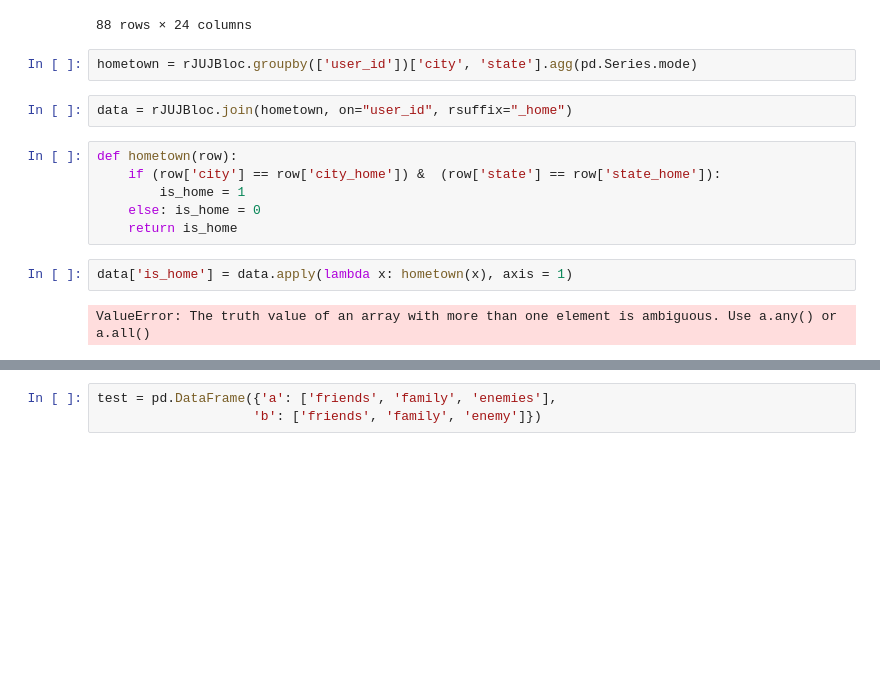
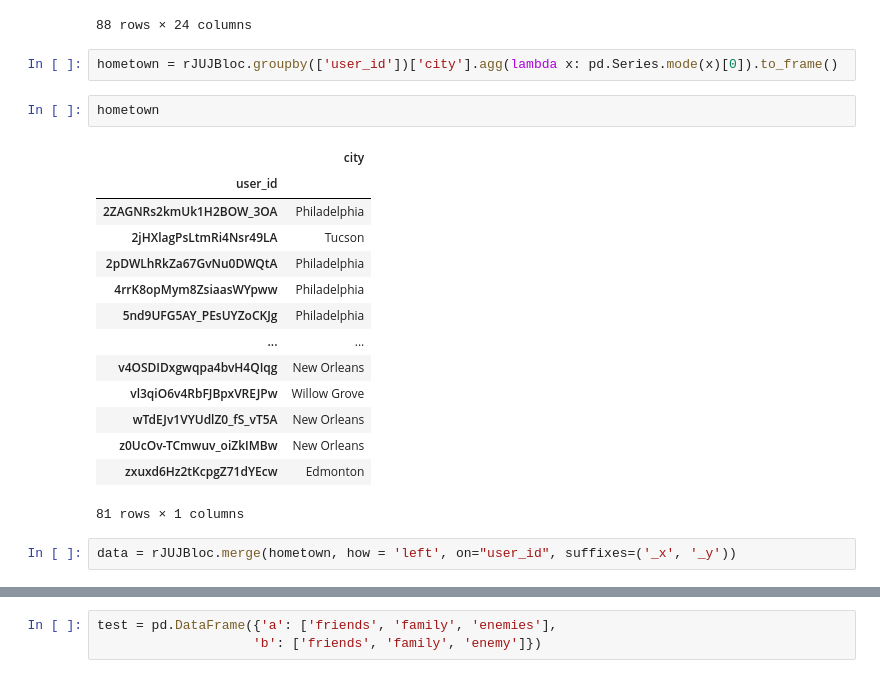
Before and after one commit to jessecho516/CS-334-Final-Project, a Jupyter notebook: fp_q1.ipynb, the cells around one changed output, grey strips where cells are left out. Cells and saved outputs as stored; diff of their text form; blank space fills up the shorter version.

```diff
--- a/fp_q1.ipynb
+++ b/fp_q1.ipynb
@@ -69,16 +91,23 @@ rJUJBloc
 | 39940 | rtBG2MDPM7DyX23mCN1SrA | I2XEhv9zBeAJcwYIrnMf1g | W8fyKHzZX68SQWFvwq_JMQ | 5 | 8 | 3 | 9 | I had a lot of fun hanging out at... | 2018-08-20 20:15:55 | Matt | ... |
 88 rows × 24 columns
 # %%
-hometown = rJUJBloc.groupby(['user_id'])['city', 'state'].agg(pd.Series.mode)
+hometown = rJUJBloc.groupby(['user_id'])['city'].agg(lambda x: pd.Series.mode(x)[0]).to_frame()
+# %%
+hometown
+# %% [output]
+|  | city |
+| user_id |  |
+| 2ZAGNRs2kmUk1H2BOW_3OA | Philadelphia |
+| 2jHXlagPsLtmRi4Nsr49LA | Tucson |
+| 2pDWLhRkZa67GvNu0DWQtA | Philadelphia |
+| 4rrK8opMym8ZsiaasWYpww | Philadelphia |
+| 5nd9UFG5AY_PEsUYZoCKJg | Philadelphia |
+| ... | ... |
+| v4OSDIDxgwqpa4bvH4QIqg | New Orleans |
+| vl3qiO6v4RbFJBpxVREJPw | Willow Grove |
+| wTdEJv1VYUdlZ0_fS_vT5A | New Orleans |
+| z0UcOv-TCmwuv_oiZkIMBw | New Orleans |
+| zxuxd6Hz2tKcpgZ71dYEcw | Edmonton |
+81 rows × 1 columns
 # %%
-data = rJUJBloc.join(hometown, on="user_id", rsuffix="_home")
+data = rJUJBloc.merge(hometown, how = 'left', on="user_id", suffixes=('_x', '_y'))
-# %%
-def hometown(row):
-    if (row['city'] == row['city_home']) &  (row['state'] == row['state_home']):
-        is_home = 1
-    else: is_home = 0
-    return is_home
-# %%
-data['is_home'] = data.apply(lambda x: hometown(x), axis = 1)
-# %% [output]
-ValueError: The truth value of an array with more than one element is ambiguous. Use a.any() or a.all()
```
Also changed, not shown: parts of 7 cells of this notebook, 2 other files.
